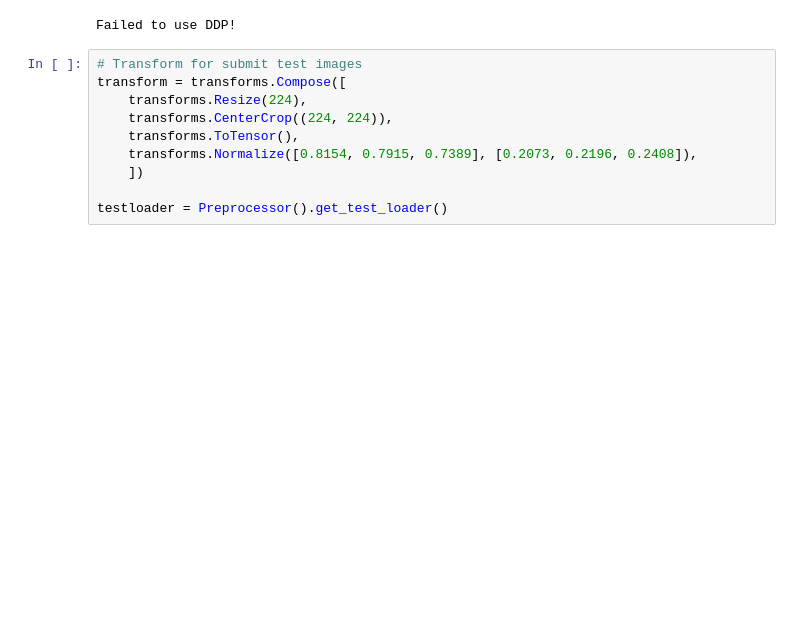
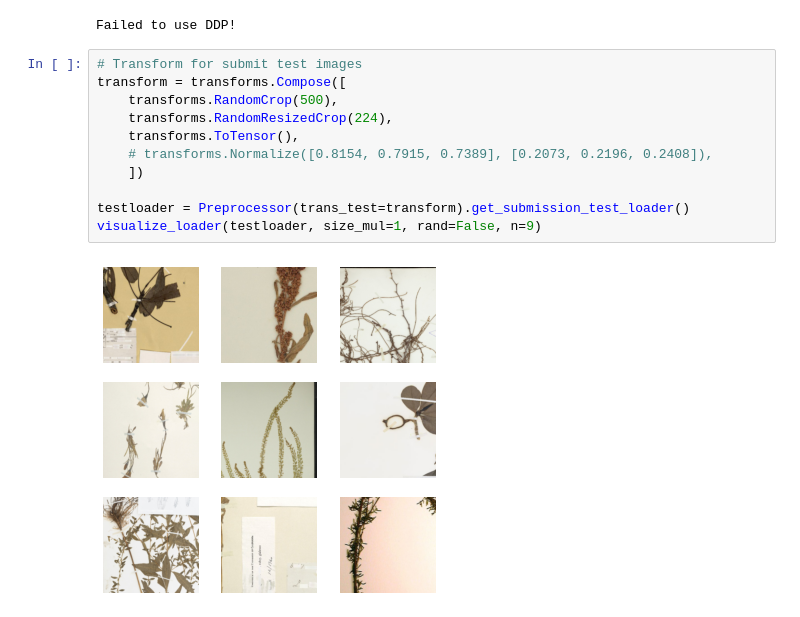
Before and after one commit to PinkPanther-ny/herb, a Jupyter notebook: visualize_dataset.ipynb, the cells around one changed output. Cells and saved outputs as stored; diff of their text form; blank space fills up the shorter version.

```diff
--- a/visualize_dataset.ipynb
+++ b/visualize_dataset.ipynb
@@ -16,10 +16,13 @@ Failed to use DDP!
 # %%
 # Transform for submit test images
 transform = transforms.Compose([
-    transforms.Resize(224),
-    transforms.CenterCrop((224, 224)),
+    transforms.RandomCrop(500),
+    transforms.RandomResizedCrop(224),
     transforms.ToTensor(),
-    transforms.Normalize([0.8154, 0.7915, 0.7389], [0.2073, 0.2196, 0.2408]),
+    # transforms.Normalize([0.8154, 0.7915, 0.7389], [0.2073, 0.2196, 0.2408]),
     ])
 
-testloader = Preprocessor().get_test_loader()
+testloader = Preprocessor(trans_test=transform).get_submission_test_loader()
+visualize_loader(testloader, size_mul=1, rand=False, n=9)
+# %% [output]
+[figure, added]
```
Also changed, not shown: parts of 3 cells of this notebook, 1 other file.
